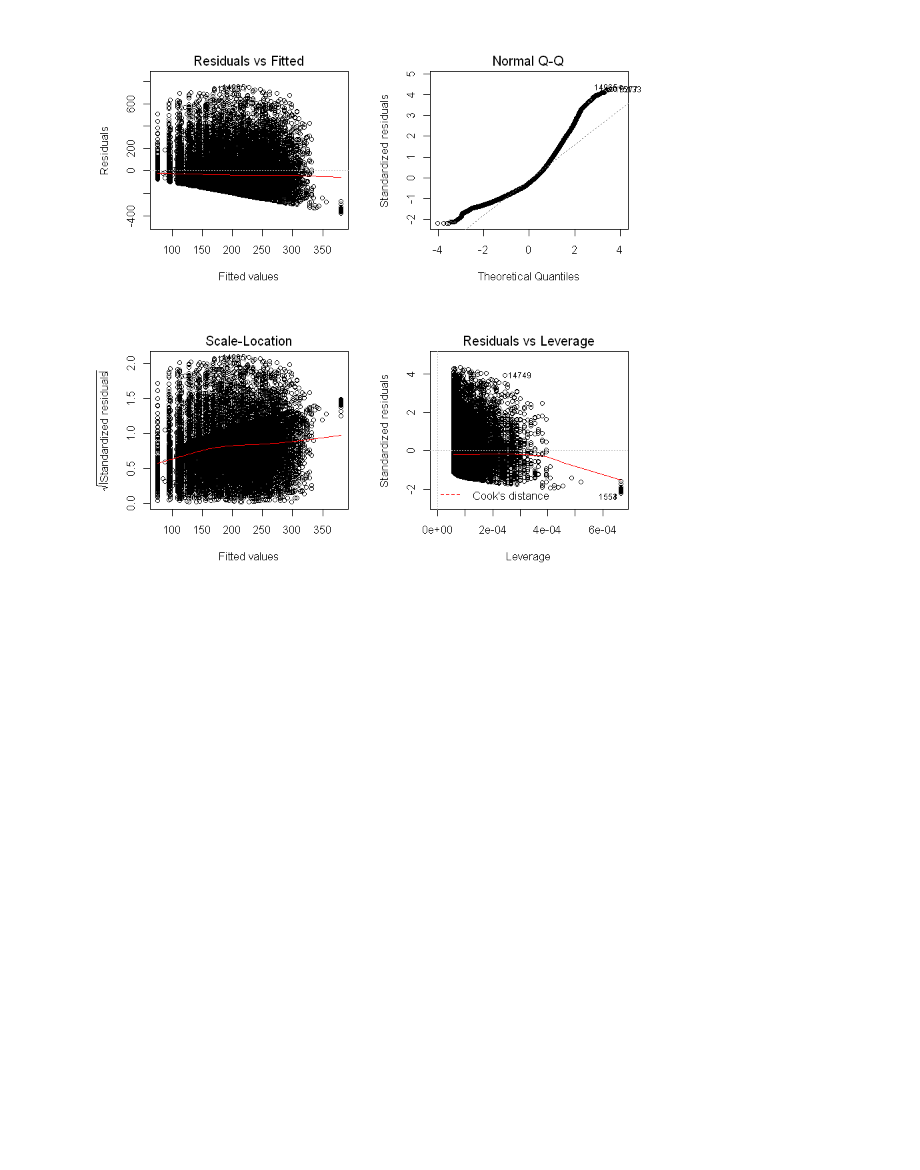
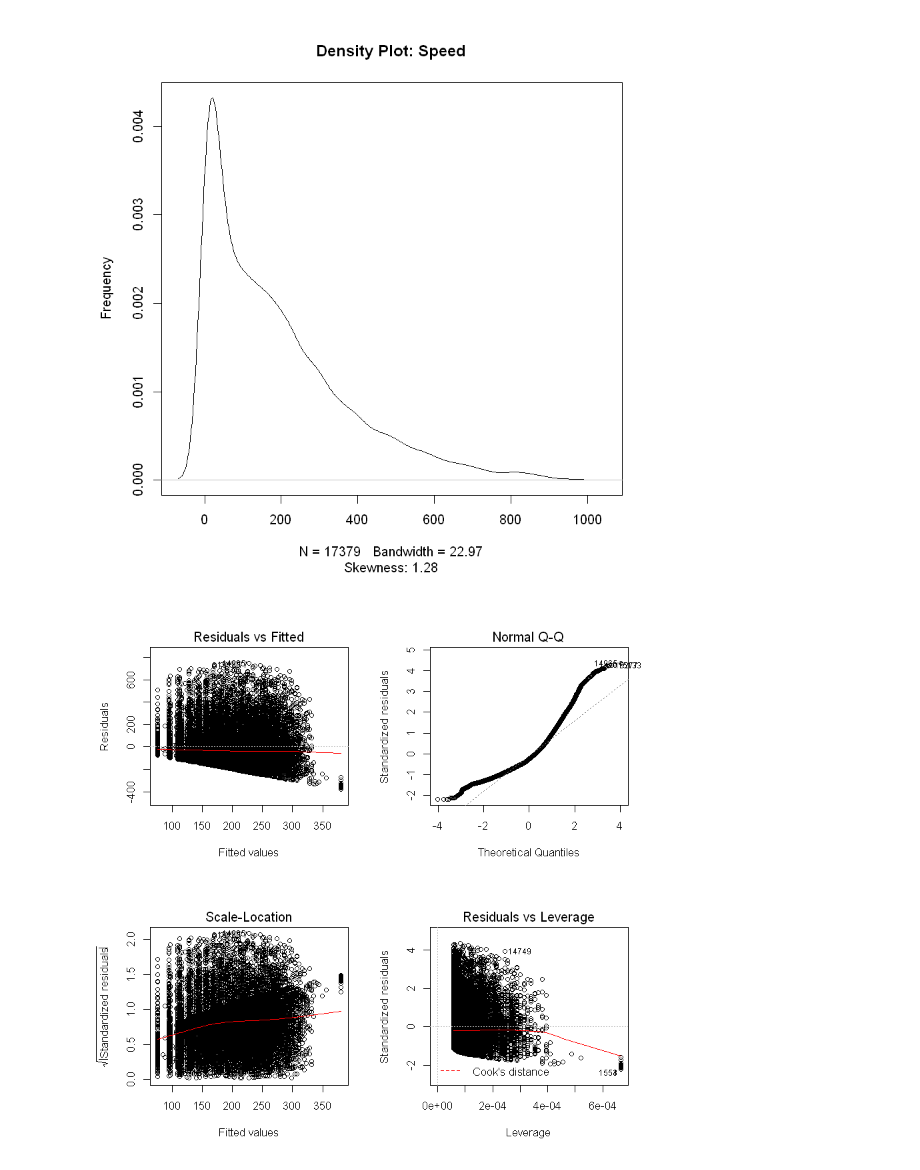
Before and after one commit to durden2/regression_models_pk, a Jupyter notebook: Projekt.ipynb, the cells around one changed output. Cells and saved outputs as stored; diff of their text form; code cells hidden in the pictures; blank space fills up the shorter version.

```diff
--- a/Projekt.ipynb
+++ b/Projekt.ipynb
@@ -22,0 +46,5 @@ model <- lm(dataLab$cnt~dataLab$hum)
+# %%
+library(e1071)
+plot(density(dataLab$cnt), main="Density Plot: Speed", ylab="Frequency", sub=paste("Skewness:", round(e1071::skewness(dataLab$cnt), 2)))
+# %% [output]
+[figure, added]
```
Also changed, not shown: parts of 7 cells of this notebook, 1 other file.
